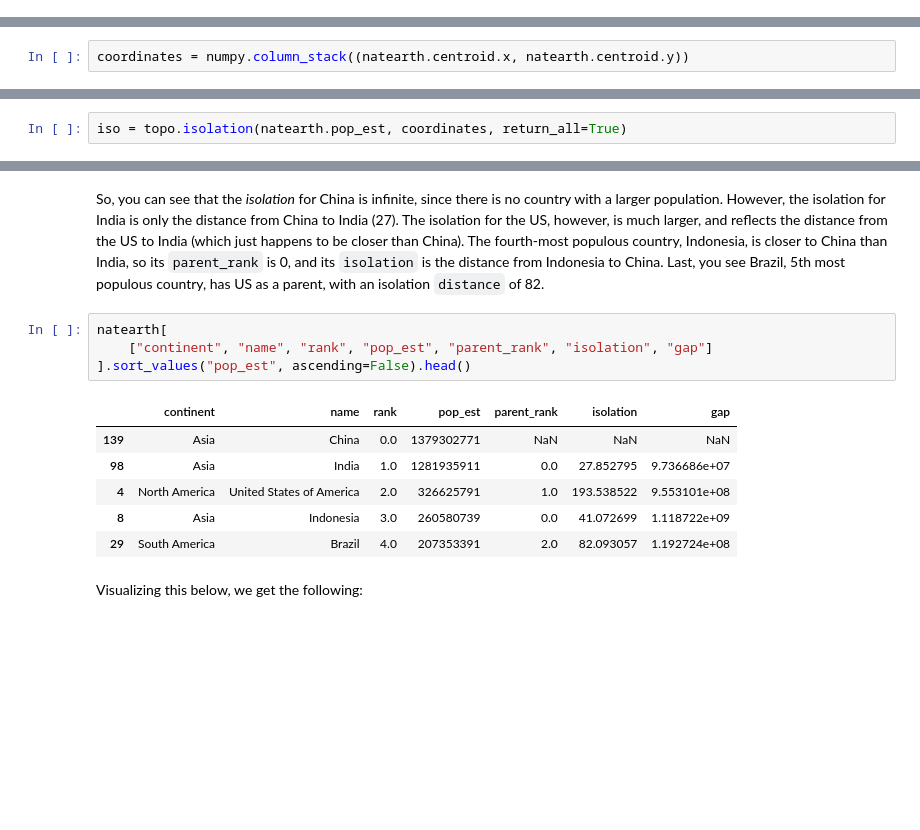
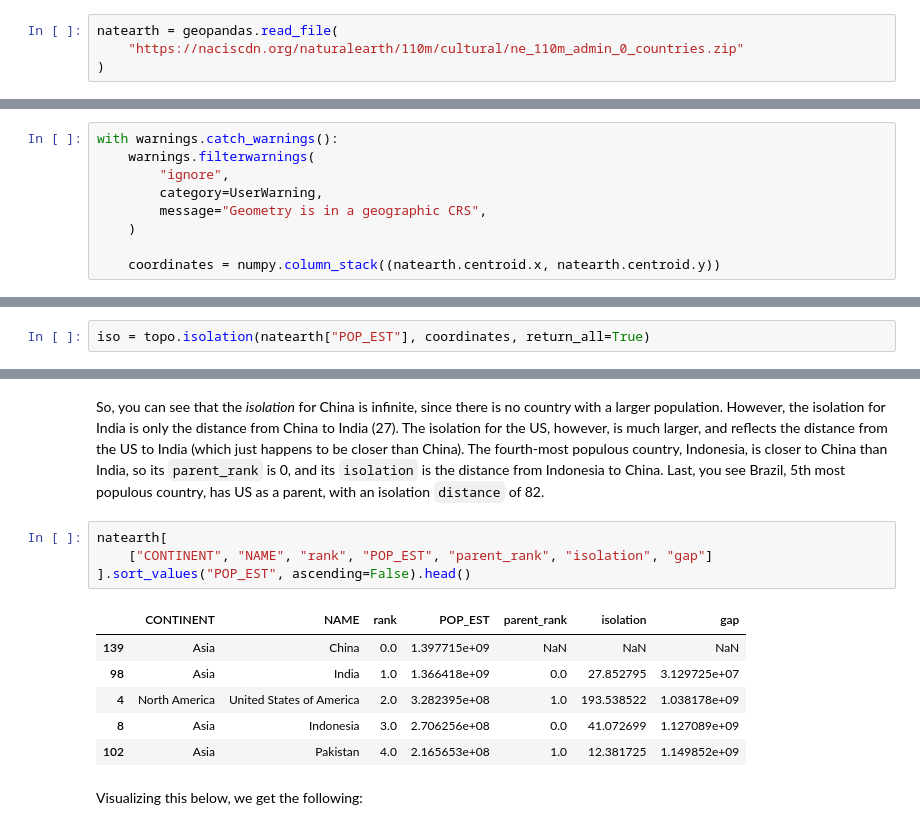
Before and after one commit to pysal/esda, a Jupyter notebook: notebooks/topo.ipynb, the cells around one changed output, grey strips where cells are left out. Cells and saved outputs as stored; diff of their text form; blank space fills up the shorter version.

```diff
--- a/notebooks/topo.ipynb
+++ b/notebooks/topo.ipynb
@@ -30,3 +30,7 @@ natearth = geopandas.read_file(geopandas.datasets.get_path("naturalearth_lowres"
+# %%
+natearth = geopandas.read_file(
+    "https://naciscdn.org/naturalearth/110m/cultural/ne_110m_admin_0_countries.zip"
+)
 # %% [markdown]
 To start, we know that China, India, and the US are the three most populous countries in the world:
 # %%
@@ -49,4 +54,11 @@ natearth.plot("pop_est", ax=ax)
 # %% [markdown]
 To simplify things, we'll just consider the Euclidean distances between country centroids, but we could (in theory) use any kind of distance we want in this function by specifying the `metric` argument.
 # %%
-coordinates = numpy.column_stack((natearth.centroid.x, natearth.centroid.y))
+with warnings.catch_warnings():
+    warnings.filterwarnings(
+        "ignore",
+        category=UserWarning,
+        message="Geometry is in a geographic CRS",
+    )
+
+    coordinates = numpy.column_stack((natearth.centroid.x, natearth.centroid.y))
@@ -55,7 +65,7 @@ coordinates = numpy.column_stack((natearth.centroid.x, natearth.centroid.y))
 # %% [markdown]
 To get a bit more information on the result, we can use `return_all` to get the rank and distance for the isolated peak. This also returns the gap between the peak and its nearest higher peak.
 # %%
-iso = topo.isolation(natearth.pop_est, coordinates, return_all=True)
+iso = topo.isolation(natearth["POP_EST"], coordinates, return_all=True)
 # %% [markdown]
 Under the hood, this algorithm uses `rtree` and `numpy.sort` to insert observations into a `SpatialIndex()` in rank-order. Iterating down the ranks, the nearest higher observation is found in the `SpatialIndex()`, and that becomes the parent of that observation.  As we iterate, `pop_est` gets smaller and smaller, and more and more entries are added to the `rtree`.
 
@@ -66,15 +76,15 @@ natearth = natearth.merge(iso, left_index=True, right_index=True)
 So, you can see that the *isolation* for China is infinite, since there is no country with a larger population. However, the isolation for India is only the distance from China to India (27). The isolation for the US, however, is much larger, and reflects the distance from the US to India (which just happens to be closer than China). The fourth-most populous country, Indonesia, is closer to China than India, so its `parent_rank` is 0, and its `isolation` is the distance from Indonesia to China. Last, you see Brazil, 5th most populous country, has US as a parent, with an isolation `distance` of 82.
 # %%
 natearth[
-    ["continent", "name", "rank", "pop_est", "parent_rank", "isolation", "gap"]
-].sort_values("pop_est", ascending=False).head()
+    ["CONTINENT", "NAME", "rank", "POP_EST", "parent_rank", "isolation", "gap"]
+].sort_values("POP_EST", ascending=False).head()
 # %% [output]
-|  | continent | name | rank | pop_est | parent_rank | isolation | gap |
-| 139 | Asia | China | 0.0 | 1379302771 | NaN | NaN | NaN |
-| 98 | Asia | India | 1.0 | 1281935911 | 0.0 | 27.852795 | 9.736686e+07 |
-| 4 | North America | United States of America | 2.0 | 326625791 | 1.0 | 193.538522 | 9.553101e+08 |
-| 8 | Asia | Indonesia | 3.0 | 260580739 | 0.0 | 41.072699 | 1.118722e+09 |
-| 29 | South America | Brazil | 4.0 | 207353391 | 2.0 | 82.093057 | 1.192724e+08 |
+|  | CONTINENT | NAME | rank | POP_EST | parent_rank | isolation | gap |
+| 139 | Asia | China | 0.0 | 1.397715e+09 | NaN | NaN | NaN |
+| 98 | Asia | India | 1.0 | 1.366418e+09 | 0.0 | 27.852795 | 3.129725e+07 |
+| 4 | North America | United States of America | 2.0 | 3.282395e+08 | 1.0 | 193.538522 | 1.038178e+09 |
+| 8 | Asia | Indonesia | 3.0 | 2.706256e+08 | 0.0 | 41.072699 | 1.127089e+09 |
+| 102 | Asia | Pakistan | 4.0 | 2.165653e+08 | 1.0 | 12.381725 | 1.149852e+09 |
 # %% [markdown]
 Visualizing this below, we get the following:
 # %%
```
Also changed, not shown: parts of 10 cells of this notebook.
